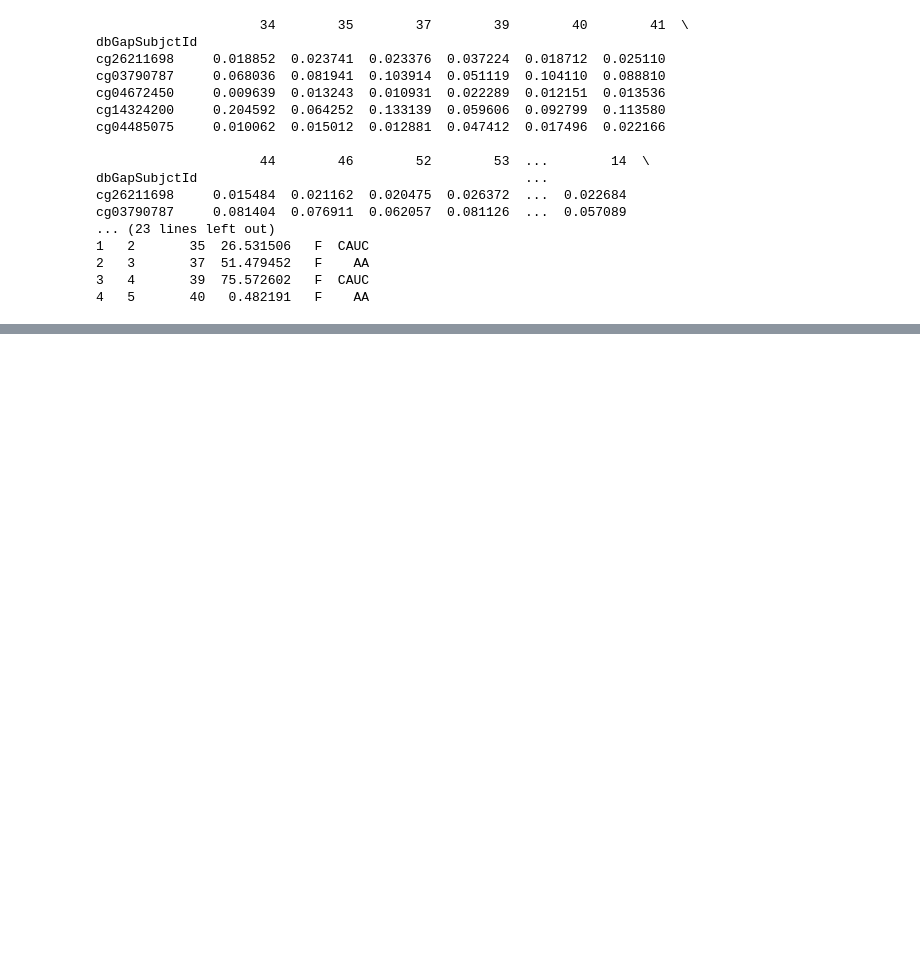
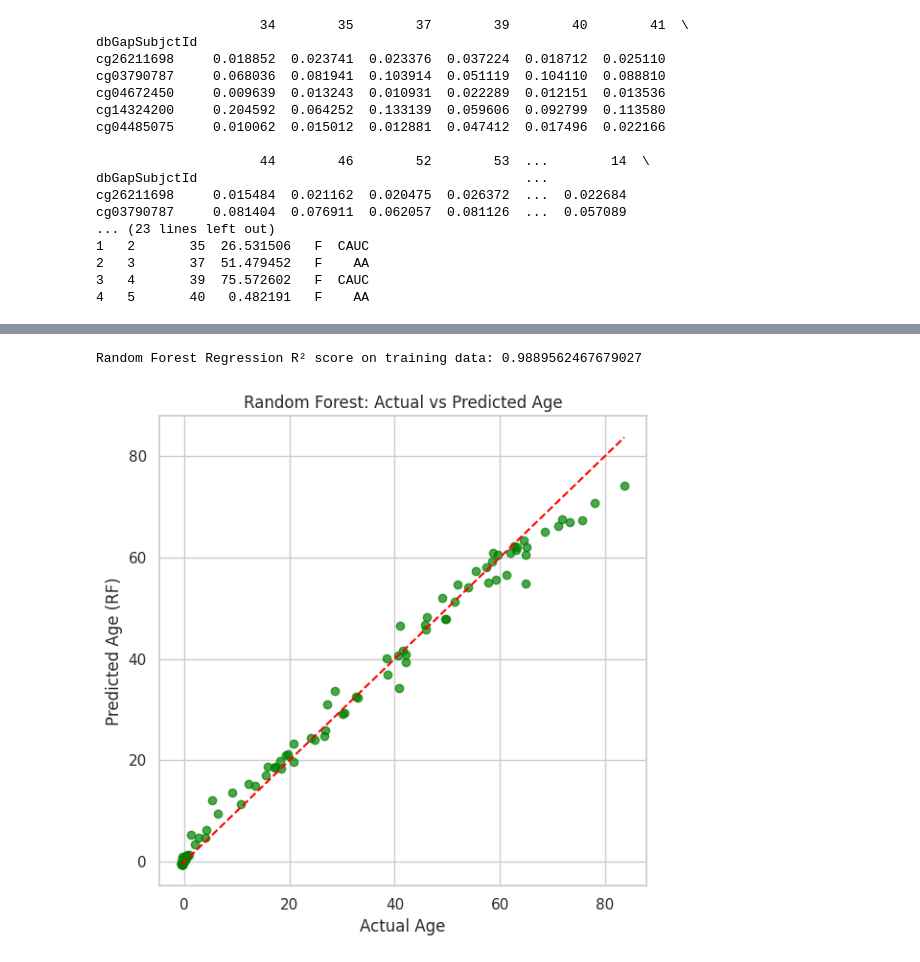
Before and after one commit to ghazl94/ghazl94.github.io, a Jupyter notebook: posts/age-methylation.ipynb, the cells around one changed output, grey strips where cells are left out. Drawn from its saved outputs; the diff is of its cells as text; code cells hidden in the pictures; blank space fills up the shorter version.

```diff
--- a/posts/age-methylation.ipynb
+++ b/posts/age-methylation.ipynb
@@ -178,0 +216,20 @@ This notebook integrates the problem description, code, outputs, and figures in
+# %%
+# Initialize and fit Random Forest Regressor
+rf = RandomForestRegressor(n_estimators=100, random_state=42)
+rf.fit(X, y)
+y_pred_rf = rf.predict(X)
+r2_rf = r2_score(y, y_pred_rf)
+print("Random Forest Regression R² score on training data:", r2_rf)
+
+# Plot actual vs predicted age for Random Forest
+plt.figure(figsize=(6,6))
+plt.scatter(y, y_pred_rf, color="green", alpha=0.7)
+plt.xlabel("Actual Age")
+plt.ylabel("Predicted Age (RF)")
+plt.title("Random Forest: Actual vs Predicted Age")
+plt.plot([min(y), max(y)], [min(y), max(y)], color="red", linestyle="--")
+plt.tight_layout()
+plt.show()
+# %% [output]
+Random Forest Regression R² score on training data: 0.9889562467679027
+[figure, added]
```
Also changed, not shown: parts of 15 cells of this notebook.
